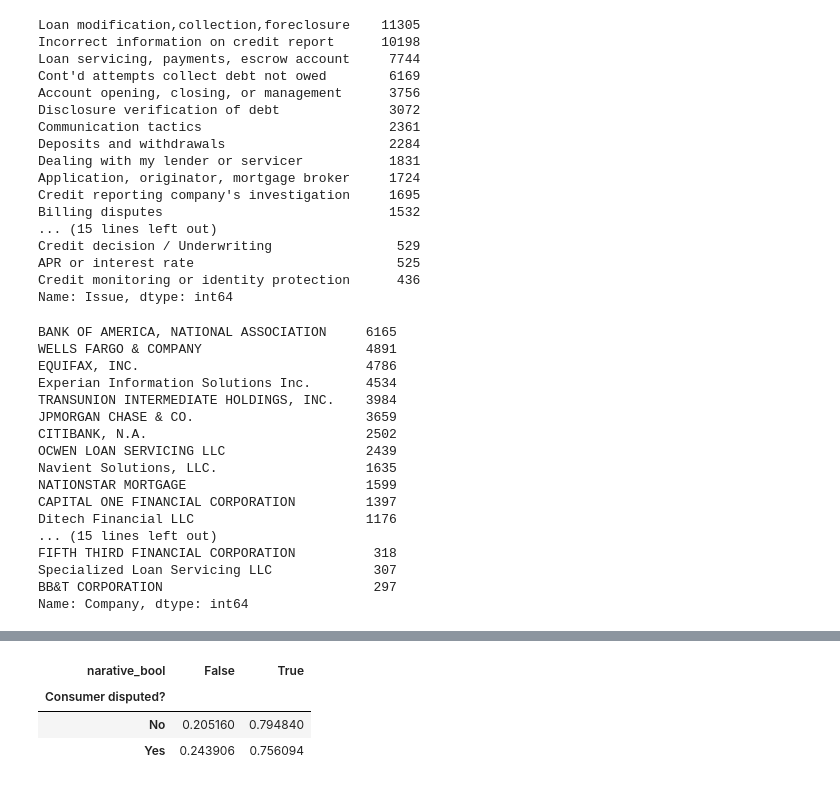
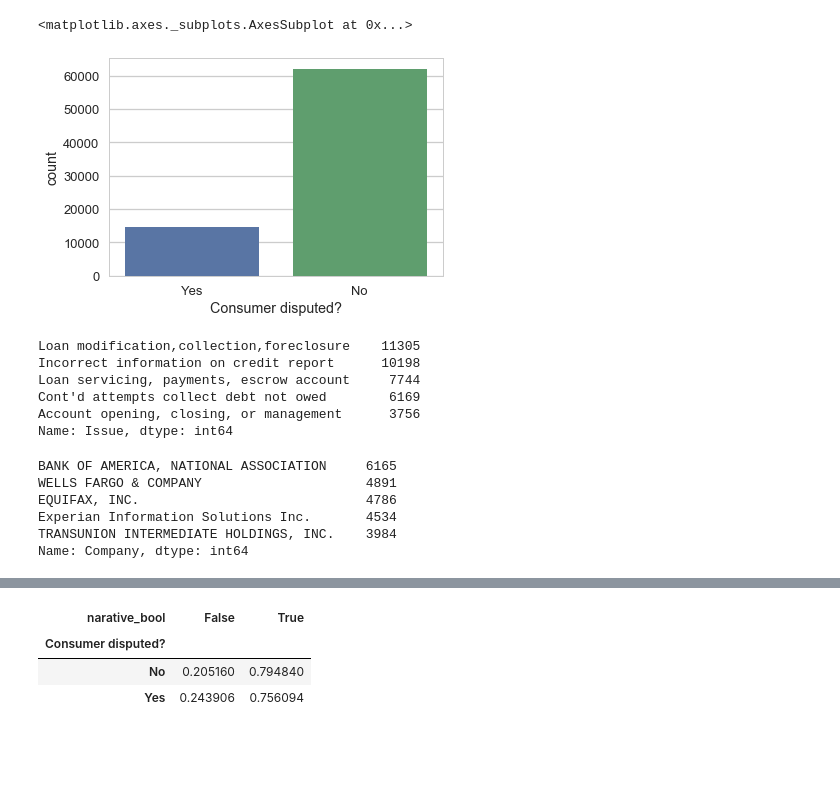
Before and after one commit to shuojiashi/capstone_project_2, a Jupyter notebook: consumer_complaints.ipynb, the cells around one changed output, grey strips where cells are left out. Drawn from its saved outputs; the diff is of its cells as text; code cells hidden in the pictures; blank space fills up the shorter version.

```diff
--- a/consumer_complaints.ipynb
+++ b/consumer_complaints.ipynb
@@ -47,48 +43,32 @@ memory usage: 15.5+ MB
 df.dropna(axis=0, subset=['Consumer disputed?'], inplace=True)
+# %%
+#check how many complaints were disputed.
+sns.countplot(df['Consumer disputed?'])
+# %% [output]
+<matplotlib.axes._subplots.AxesSubplot at 0x...>
+[figure, added]
 # %%
 top_issue = list(pd.DataFrame(df['Issue'].value_counts()[0:30]).index)
 
 df_top_issue = df[df['Issue'].isin(top_issue)]
 # %%
-df_top_issue['Issue'].value_counts()
+df_top_issue['Issue'].value_counts().head(5)
 # %% [output]
 Loan modification,collection,foreclosure    11305
 Incorrect information on credit report      10198
 Loan servicing, payments, escrow account     7744
 Cont'd attempts collect debt not owed        6169
 Account opening, closing, or management      3756
-Disclosure verification of debt              3072
-Communication tactics                        2361
-Deposits and withdrawals                     2284
-Dealing with my lender or servicer           1831
-Application, originator, mortgage broker     1724
-Credit reporting company's investigation     1695
-Billing disputes                             1532
-... (15 lines left out)
-Credit decision / Underwriting                529
-APR or interest rate                          525
-Credit monitoring or identity protection      436
 Name: Issue, dtype: int64
 # %%
 top_company = list(pd.DataFrame(df_top_issue.Company.value_counts()[0:30]).index)
 df_top_issue_comp = df_top_issue[df_top_issue['Company'].isin(top_company)]
 # %%
-df_top_issue_comp['Company'].value_counts()
+df_top_issue_comp['Company'].value_counts().head(5)
 # %% [output]
 BANK OF AMERICA, NATIONAL ASSOCIATION     6165
 WELLS FARGO & COMPANY                     4891
 EQUIFAX, INC.                             4786
 Experian Information Solutions Inc.       4534
 TRANSUNION INTERMEDIATE HOLDINGS, INC.    3984
-JPMORGAN CHASE & CO.                      3659
-CITIBANK, N.A.                            2502
-OCWEN LOAN SERVICING LLC                  2439
-Navient Solutions, LLC.                   1635
-NATIONSTAR MORTGAGE                       1599
-CAPITAL ONE FINANCIAL CORPORATION         1397
-Ditech Financial LLC                      1176
-... (15 lines left out)
-FIFTH THIRD FINANCIAL CORPORATION          318
-Specialized Loan Servicing LLC             307
-BB&T CORPORATION                           297
 Name: Company, dtype: int64
```
Also changed, not shown: parts of 43 cells of this notebook.
